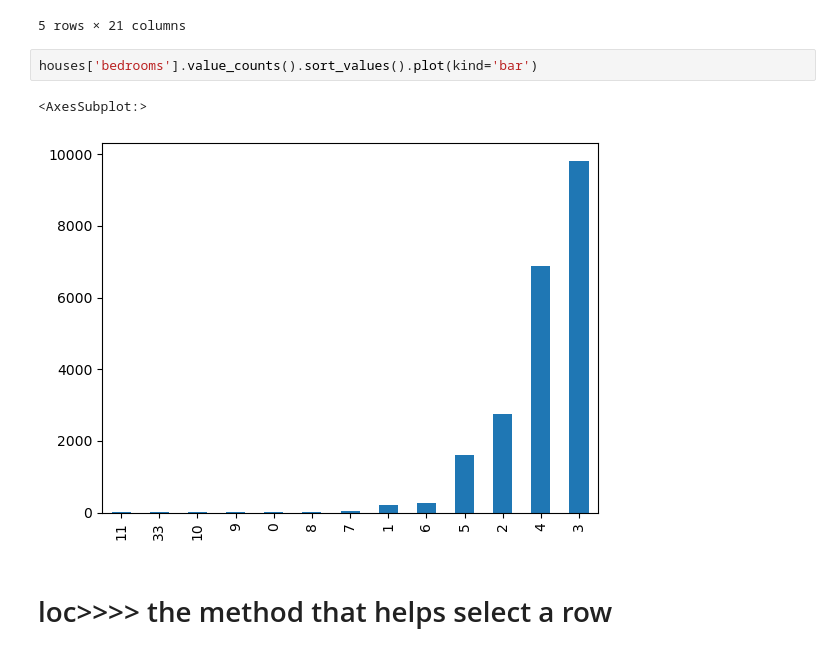
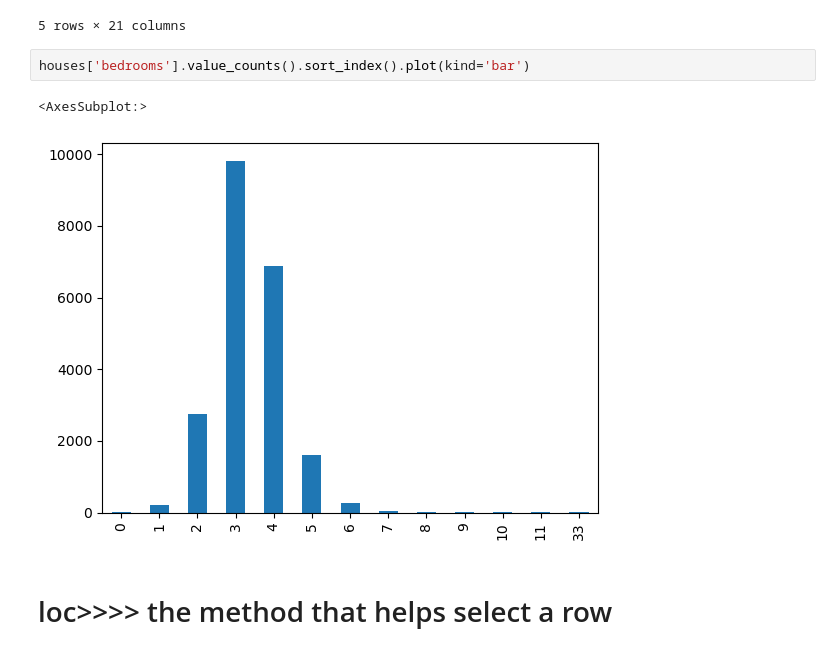
Before and after one commit to dennisowusu123/DATA-ANALYTICS-GT, a Jupyter notebook: DataScience/DataAnalysis/01_Dataframes.ipynb, the cells around one changed output. Drawn from its saved outputs; the diff is of its cells as text.

```diff
--- a/DataScience/DataAnalysis/01_Dataframes.ipynb
+++ b/DataScience/DataAnalysis/01_Dataframes.ipynb
@@ -1507,10 +1276,10 @@ houses.head()
 | 4 | 1954400510 | 20150218T000000 | 510000.0 | 3 | 2.00 | 1680 | 8080 | 1.0 | 0 | 0 | ... |
 5 rows × 21 columns
 # %%
-houses['bedrooms'].value_counts().sort_values().plot(kind='bar')
+houses['bedrooms'].value_counts().sort_index().plot(kind='bar')
 # %% [output]
 <AxesSubplot:>
-[figure, old version]
+[figure, new version]
 # %% [markdown]
 # loc>>>> the method that helps select a row
 # %%
```
Also changed, not shown: parts of 28 cells of this notebook.
